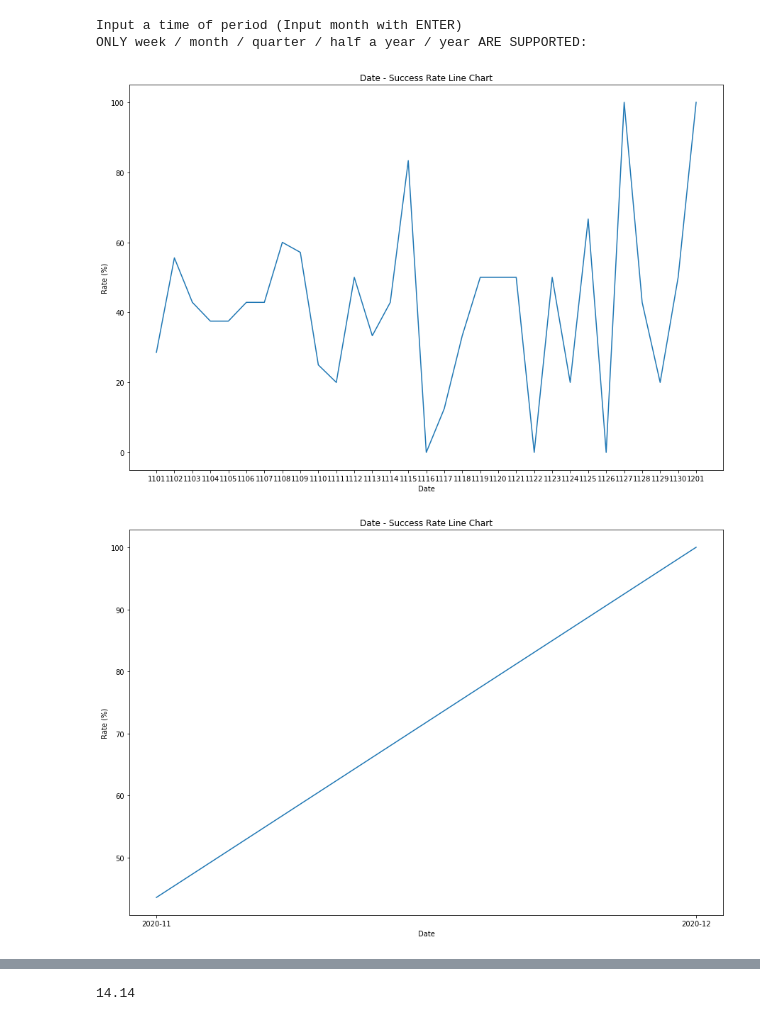
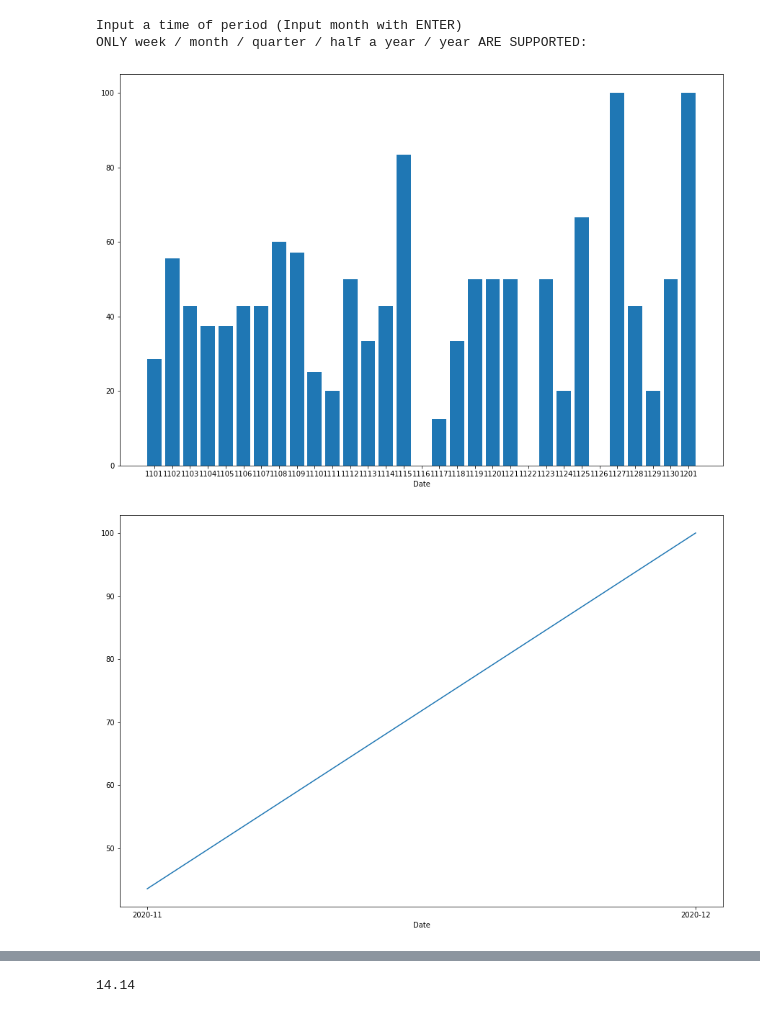
Before and after one commit to blackdogtop/Forest-Analysis, a Jupyter notebook: Forest-Analysis.ipynb, the cells around one changed output, grey strips where cells are left out. Cells and saved outputs as stored; diff of their text form; code cells hidden in the pictures.

```diff
--- a/Forest-Analysis.ipynb
+++ b/Forest-Analysis.ipynb
@@ -121,7 +143,7 @@ class SuccessAnalysis:
         timePeriod = input(
             'Input a time of period (Input month with ENTER)\n'
             'ONLY week / month / quarter / half a year / year ARE SUPPORTED: ').strip() or 'month'  # week as default
-        if timePeriod not in ['week', 'month', 'quarter', 'half a year', 'year']:
+        if timePeriod not in Time.periodDict.keys():
             raise NameError ('The Input Name Is Error, Please Input Again.')
 
         periodInDays = Time.periodDict[timePeriod]
@@ -131,26 +153,6 @@ class SuccessAnalysis:
         # get cusscessful rate list correspond to dateList
         successRateList = [self.successInDay(d)[-1] for d in dateList]
         return dateList, successRateList
-
-
-    def plotSuccess(self, dates: list, sucRates: list):
-        """
-        Plot dates - success rate Line Chart
-        :params dates: a list of dates with format YYYY-MM-DD
-        :params sucRates: a list of success rate correspond to dates
-        """
-        if len(dates[0].split('-')) > 2:
-            dates = [''.join(day.split('-')[1:]) for day in dates]  # re-format day to month
-
-        X, Y = dates, sucRates
-#         width, height = len(dates), int(len(dates) * 2 / 3)
-#         figsize = None if width is None else (width, height)
-        plt.figure(figsize=(15,10))  # TODO: auto size
-        plt.plot(X, Y)
-        plt.title('Date - Success Rate Line Chart')
-        plt.xlabel('Date')
-        plt.ylabel('Rate (%)')
-        plt.autoscale(enable=True, axis='both', tight=False)
 
 
     def aveSucRate(self, days: list):
@@ -162,37 +164,37 @@ class SuccessAnalysis:
             list(treeDict.values()): a list of success rate correspond to the month
         formula:
             number of success in month / number of trees in month
         """
         treeDict = {}  # use a dict to count trees, format with date: [succ, total]
         for day in days:
             countTree, successTree, _ = self.successInDay(day)
             month = '-'.join(day.split('-')[:-1])
             if month not in treeDict:
                 treeDict[month] = [successTree, countTree]
             else:
                 treeDict[month][0] += successTree
                 treeDict[month][1] += countTree
         # calculate success rate
         for key, value in treeDict.items():
             successRate = round((value[0]/value[1])*100, 2) if value[1] != 0 else 0.0
             treeDict[key] = successRate
         return list(treeDict), list(treeDict.values())  # month, success rate
 
 
 
 s = SuccessAnalysis(df)
 # _ = s.successInDay(date='2020-05-01',showResult=True)  # analyse a specific date success situation
 
 days, succ = s.successInTimePeriod()
-s.plotSuccess(days, succ)  # plot success rate in days
+Chart.pltChart(Chart, days, succ, 'bar')  # plot success rate in days
 
 mon, succMon = s.aveSucRate(days)
-s.plotSuccess(mon, succMon)  # plot success rate in months
+Chart.pltChart(Chart, mon, succMon, 'line')  # plot success rate in months
 # %% [output]
 Input a time of period (Input month with ENTER)
 ONLY week / month / quarter / half a year / year ARE SUPPORTED:
-[figure, old version]
+[figure, new version]
-[figure, old version]
+[figure, new version]
 # %%
 class PlantTimeAnalysis:
     def __init__(self, df):
```
Also changed, not shown: parts of 3 cells of this notebook.
